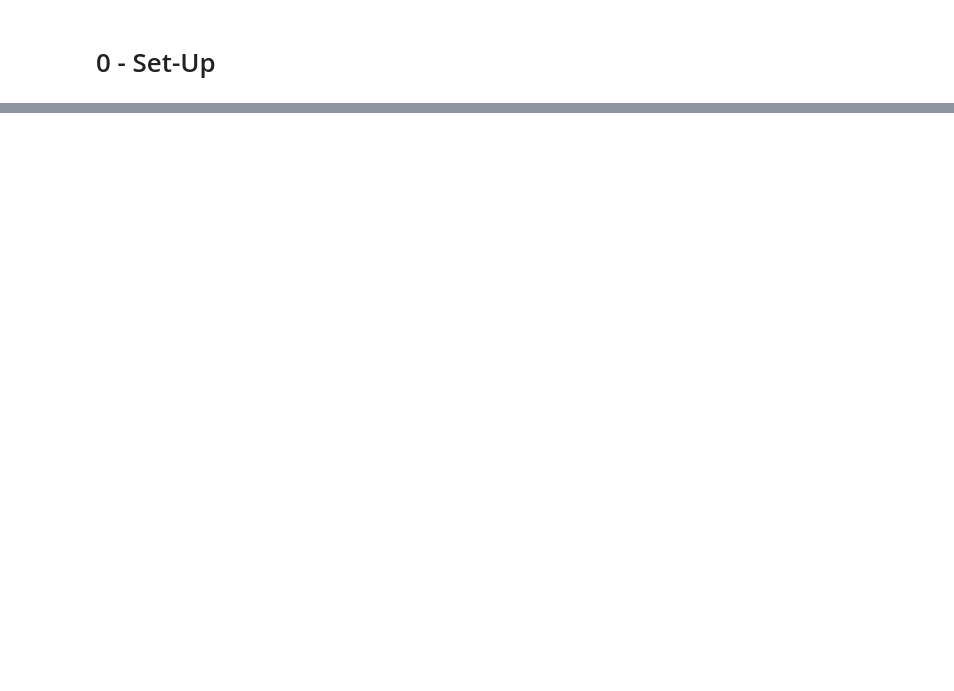
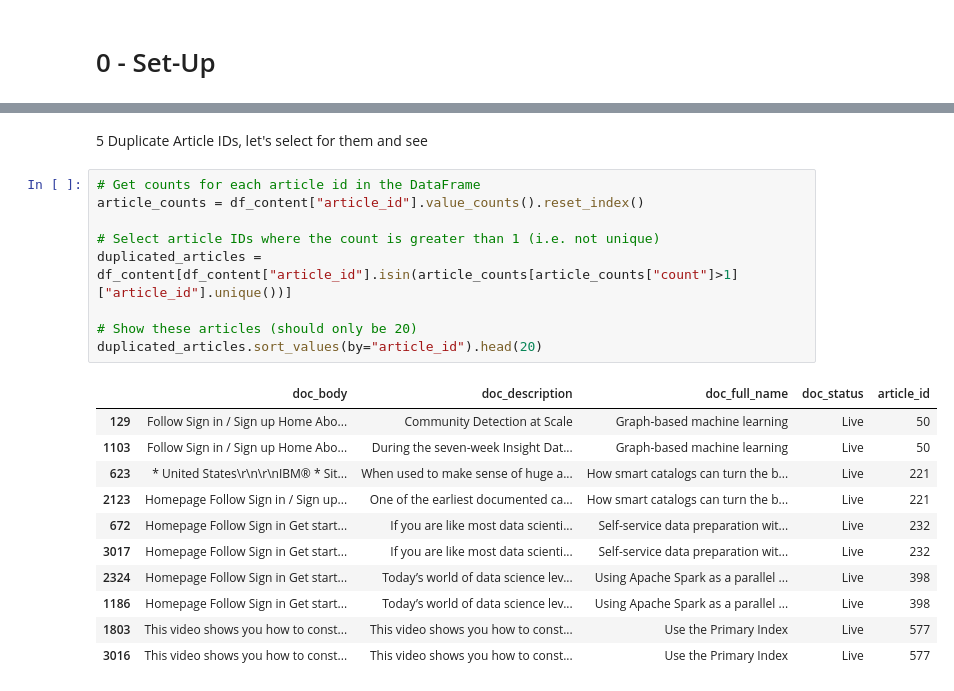
Before and after one commit to Parthian-Sunrise/udacity-ds-recom-engine, a Jupyter notebook: notebooks/recommendation_engine.ipynb, the cells around one changed output, grey strips where cells are left out. Drawn from its saved outputs; the diff is of its cells as text; blank space fills up the shorter version.

```diff
--- a/notebooks/recommendation_engine.ipynb
+++ b/notebooks/recommendation_engine.ipynb
@@ -19,0 +142,23 @@ ModuleNotFoundError: No module named 'local_variables'
+# %% [markdown]
+5 Duplicate Article IDs, let's select for them and see
+# %%
+# Get counts for each article id in the DataFrame
+article_counts = df_content["article_id"].value_counts().reset_index()
+
+# Select article IDs where the count is greater than 1 (i.e. not unique)
+duplicated_articles = df_content[df_content["article_id"].isin(article_counts[article_counts["count"]>1]["article_id"].unique())]
+
+# Show these articles (should only be 20)
+duplicated_articles.sort_values(by="article_id").head(20)
+# %% [output]
+|  | doc_body | doc_description | doc_full_name | doc_status | article_id |
+| 129 | Follow Sign in / Sign up Home Abo... | Community Detection at Scale | Graph-based machine learning | Live | 50 |
+| 1103 | Follow Sign in / Sign up Home Abo... | During the seven-week Insight Dat... | Graph-based machine learning | Live | 50 |
+| 623 | * United States\r\n\r\nIBM® * Sit... | When used to make sense of huge a... | How smart catalogs can turn the b... | Live | 221 |
+| 2123 | Homepage Follow Sign in / Sign up... | One of the earliest documented ca... | How smart catalogs can turn the b... | Live | 221 |
+| 672 | Homepage Follow Sign in Get start... | If you are like most data scienti... | Self-service data preparation wit... | Live | 232 |
+| 3017 | Homepage Follow Sign in Get start... | If you are like most data scienti... | Self-service data preparation wit... | Live | 232 |
+| 2324 | Homepage Follow Sign in Get start... | Today’s world of data science lev... | Using Apache Spark as a parallel ... | Live | 398 |
+| 1186 | Homepage Follow Sign in Get start... | Today’s world of data science lev... | Using Apache Spark as a parallel ... | Live | 398 |
+| 1803 | This video shows you how to const... | This video shows you how to const... | Use the Primary Index | Live | 577 |
+| 3016 | This video shows you how to const... | This video shows you how to const... | Use the Primary Index | Live | 577 |
```
Also changed, not shown: parts of 48 cells of this notebook.
